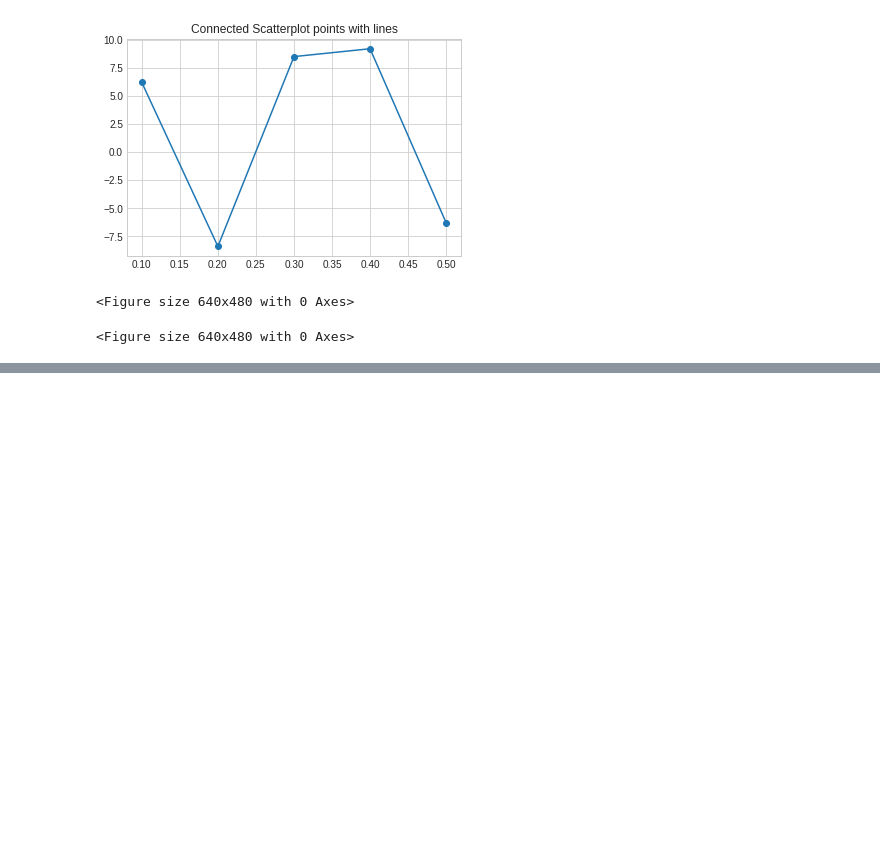
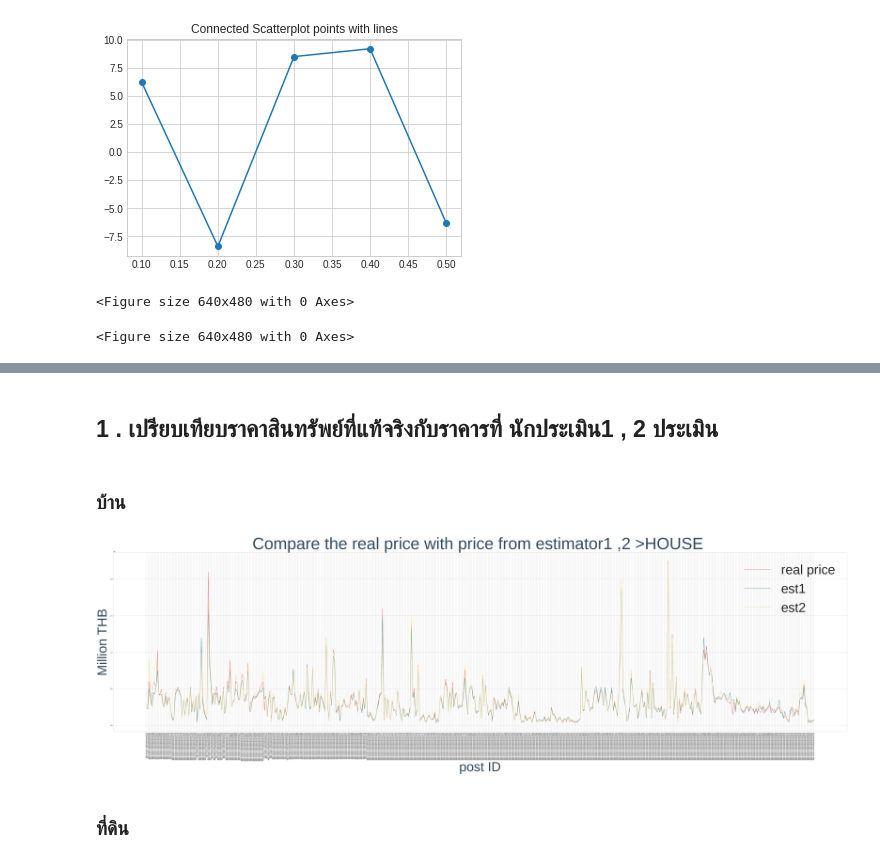
Before and after one commit to sucheerarighthere/bsc_dpdm22, a Jupyter notebook: [dataprep]Homework3.ipynb, the cells around one changed output, grey strips where cells are left out. Saved outputs shown, nothing was run; the diff lists cells and outputs as text; code cells hidden in the pictures; blank space fills up the shorter version.

```diff
--- a/[dataprep]Homework3.ipynb
+++ b/[dataprep]Homework3.ipynb
@@ -499,0 +524,3 @@ Text(0, 0.5, 'price estimate')
+# %%
+import matplotlib
+matplotlib.rcParams['figure.figsize']=[20,9]
@@ -499,0 +529,27 @@ Text(0, 0.5, 'price estimate')
+# %% [markdown]
+## 1 . เปรียบเทียบราคาสินทรัพย์ที่แท้จริงกับราคารที่ นักประเมิน1 , 2 ประเมิน
+# %% [markdown]
+### บ้าน
+# %%
+hometoplot = idhome2[['ราคาทรัพย์','ประเมิน1','ประเมิน2','post id']]
+# %%
+matplotlib.rcParams['figure.figsize']=[80,20]
+a = hometoplot['ราคาทรัพย์']
+b = hometoplot['ประเมิน1']
+c = hometoplot['ประเมิน2']
+d = hometoplot['post id']
+
+plt.plot(d,a,c='#E7475E',label='real price')
+plt.plot(d,b,c='#248888',label='est1')
+plt.plot(d,c,c='#F0D879',label='est2')
+
+plt.title("Compare the real price with price from estimator1 ,2 >HOUSE ",fontsize=100 ,c='#354B5E')
+plt.xlabel("post ID",fontsize=80,c='#354B5E')
+plt.ylabel("Million THB",fontsize=80,c='#354B5E')
+plt.xticks(hometoplot['post id'], rotation='vertical')
+plt.legend( loc ="upper right",fontsize=80)
+plt.show()
+# %% [output]
+[figure, added]
+# %% [markdown]
+### ที่ดิน
```
Also changed, not shown: parts of 39 cells of this notebook.
